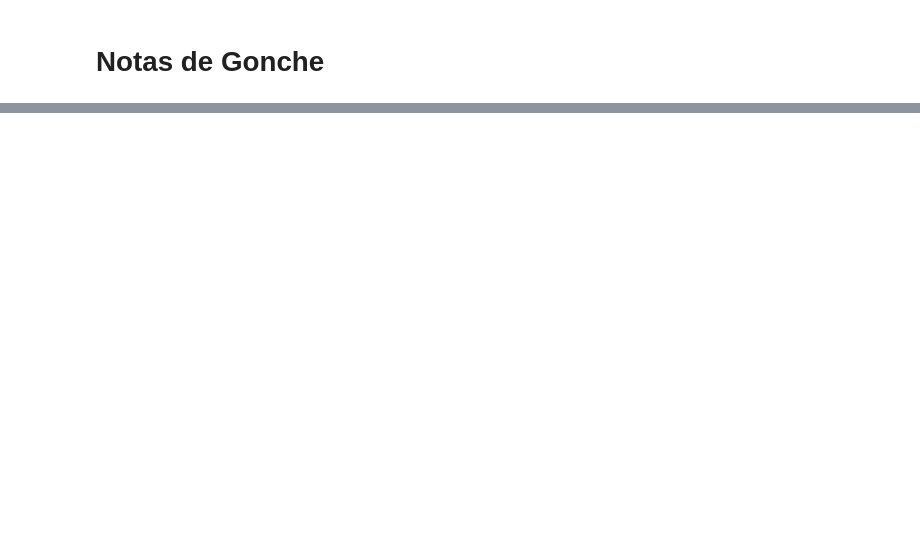
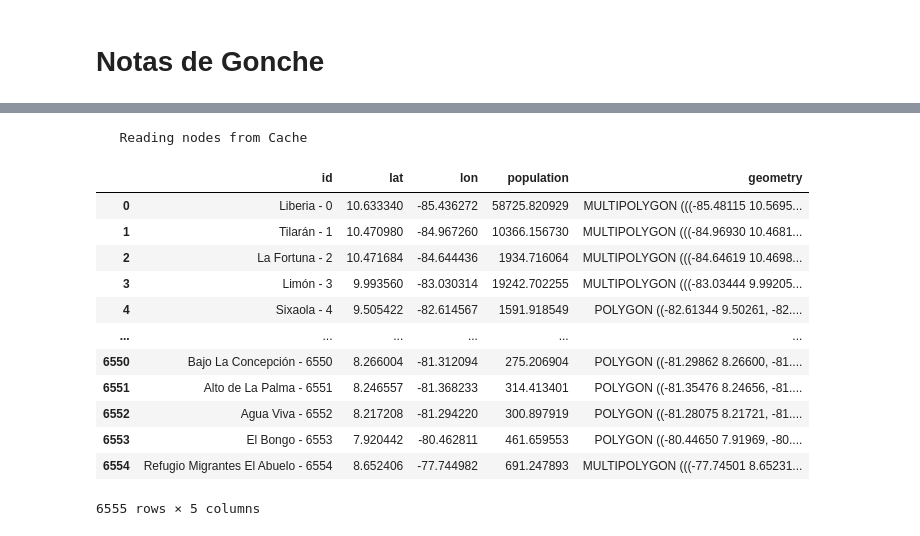
Before and after one commit to minigonche/synthetic_mobility_data_generator, a Jupyter notebook: Gonche's Notes.ipynb, the cells around one changed output, grey strips where cells are left out. Cells and saved outputs as stored; diff of their text form; code cells hidden in the pictures; blank space fills up the shorter version.

```diff
--- a/Gonche's Notes.ipynb
+++ b/Gonche's Notes.ipynb
@@ -2,0 +7,3 @@
+# %%
+population_network = PanamaCostaRica()
+disaster = DrillEarthQuake()
@@ -233,0 +306,26 @@ Error:
+# %%
+# Starts Simulation
+# Assigns id as index for quick search
+population_network.nodes.index = population_network.nodes[con.ID]
+population_network.edges.index = population_network.edges.apply(lambda row:  f"{row[NODE_ID1]}-{row[NODE_ID2]}", axis = 1)
+
+
+
+# Percentage of Population with coverage
+population_with_coverage = 0.3
+
+total_elements = int(np.round(population_with_coverage*population_network.nodes[con.POPULATION].sum()))
+
+# Creates ID
+positions = pd.DataFrame({con.ID : [i for i in range(total_elements)]})
+
+# Assigns Nodes
+positions[LOCATION] = NODE
+
+positions[LOCATION_ID] = np.random.choice(population_network.nodes[con.ID].values, total_elements,
+              p=population_network.nodes[con.POPULATION].values / population_network.nodes[con.POPULATION].sum())
+
+
+# Initializes the forces
+population_network.nodes[ATTRACTIVE_FORCE] = population_network.nodes[con.POPULATION].values / population_network.nodes[con.POPULATION].sum()
+population_network.nodes[REPELLING_FORCE] = 0
@@ -241,0 +520,19 @@ array([ 1., -1.,  2.,  0.])
+# %%
+nodes = population_network.nodes
+
+nodes
+# %% [output]
+   Reading nodes from Cache
+|  | id | lat | lon | population | geometry |
+| 0 | Liberia - 0 | 10.633340 | -85.436272 | 58725.820929 | MULTIPOLYGON (((-85.48115 10.5695... |
+| 1 | Tilarán - 1 | 10.470980 | -84.967260 | 10366.156730 | MULTIPOLYGON (((-84.96930 10.4681... |
+| 2 | La Fortuna - 2 | 10.471684 | -84.644436 | 1934.716064 | MULTIPOLYGON (((-84.64619 10.4698... |
+| 3 | Limón - 3 | 9.993560 | -83.030314 | 19242.702255 | MULTIPOLYGON (((-83.03444 9.99205... |
+| 4 | Sixaola - 4 | 9.505422 | -82.614567 | 1591.918549 | POLYGON ((-82.61344 9.50261, -82.... |
+| ... | ... | ... | ... | ... | ... |
+| 6550 | Bajo La Concepción - 6550 | 8.266004 | -81.312094 | 275.206904 | POLYGON ((-81.29862 8.26600, -81.... |
+| 6551 | Alto de La Palma - 6551 | 8.246557 | -81.368233 | 314.413401 | POLYGON ((-81.35476 8.24656, -81.... |
+| 6552 | Agua Viva - 6552 | 8.217208 | -81.294220 | 300.897919 | POLYGON ((-81.28075 8.21721, -81.... |
+| 6553 | El Bongo - 6553 | 7.920442 | -80.462811 | 461.659553 | POLYGON ((-80.44650 7.91969, -80.... |
+| 6554 | Refugio Migrantes El Abuelo - 6554 | 8.652406 | -77.744982 | 691.247893 | MULTIPOLYGON (((-77.74501 8.65231... |
+6555 rows × 5 columns
```
Also changed, not shown: parts of 38 cells of this notebook, 8 other files.
